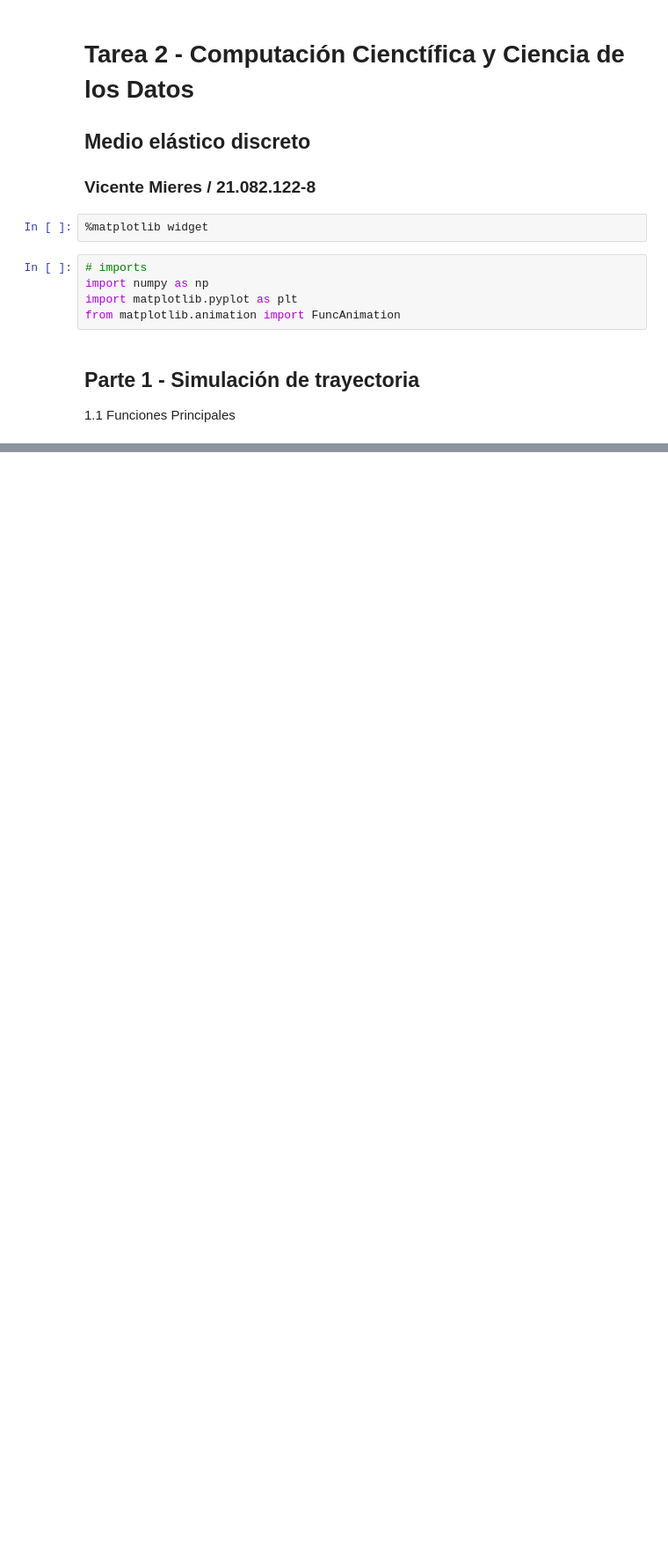
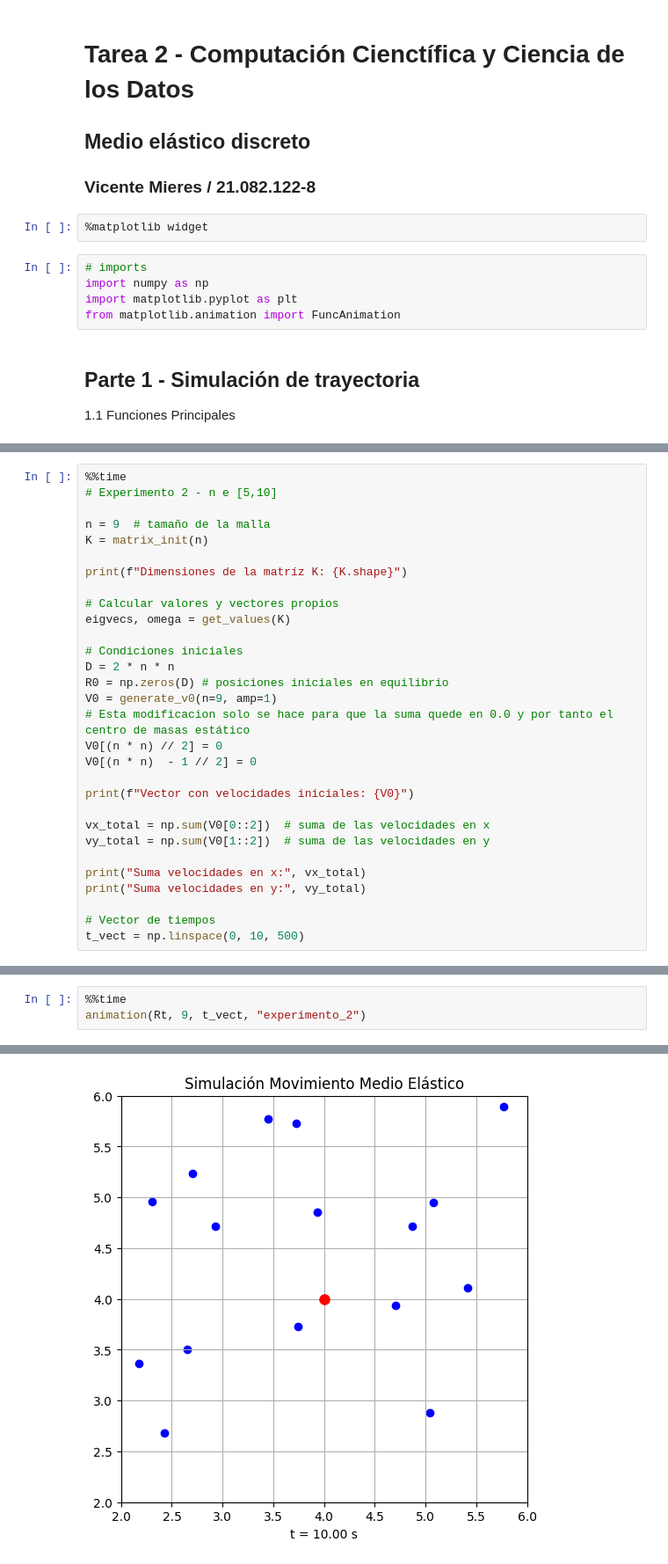
Before and after one commit to Mieres7/Comp.-Cientifica, a Jupyter notebook: Tarea2/VicenteMieres_210821228.ipynb, the cells around one changed output, grey strips where cells are left out. Shown: that part at 88% size. Saved outputs shown, nothing was run; the diff lists cells and outputs as text; blank space fills up the shorter version.

```diff
--- a/Tarea2/VicenteMieres_210821228.ipynb
+++ b/Tarea2/VicenteMieres_210821228.ipynb
@@ -191,0 +231,30 @@ Simulación lista. Rt shape: (300, 18)
+# %%
+%%time
+# Experimento 2 - n e [5,10]
+
+n = 9  # tamaño de la malla
+K = matrix_init(n)
+
+print(f"Dimensiones de la matríz K: {K.shape}")
+
+# Calcular valores y vectores propios
+eigvecs, omega = get_values(K)
+
+# Condiciones iniciales
+D = 2 * n * n
+R0 = np.zeros(D) # posiciones iniciales en equilibrio
+V0 = generate_v0(n=9, amp=1)
+# Esta modificacion solo se hace para que la suma quede en 0.0 y por tanto el centro de masas estático
+V0[(n * n) // 2] = 0
+V0[(n * n)  - 1 // 2] = 0
+
+print(f"Vector con velocidades iniciales: {V0}")
+
+vx_total = np.sum(V0[0::2])  # suma de las velocidades en x
+vy_total = np.sum(V0[1::2])  # suma de las velocidades en y
+
+print("Suma velocidades en x:", vx_total)
+print("Suma velocidades en y:", vy_total)
+
+# Vector de tiempos
+t_vect = np.linspace(0, 10, 500)
@@ -191,0 +285,4 @@ Simulación lista. Rt shape: (300, 18)
+# %%
+%%time
+animation(Rt, 9, t_vect, "experimento_2")
+# %% [output]
@@ -191,0 +292 @@ Simulación lista. Rt shape: (300, 18)
+[figure, added]
```
Also changed, not shown: parts of 22 cells of this notebook, 5 other files.
